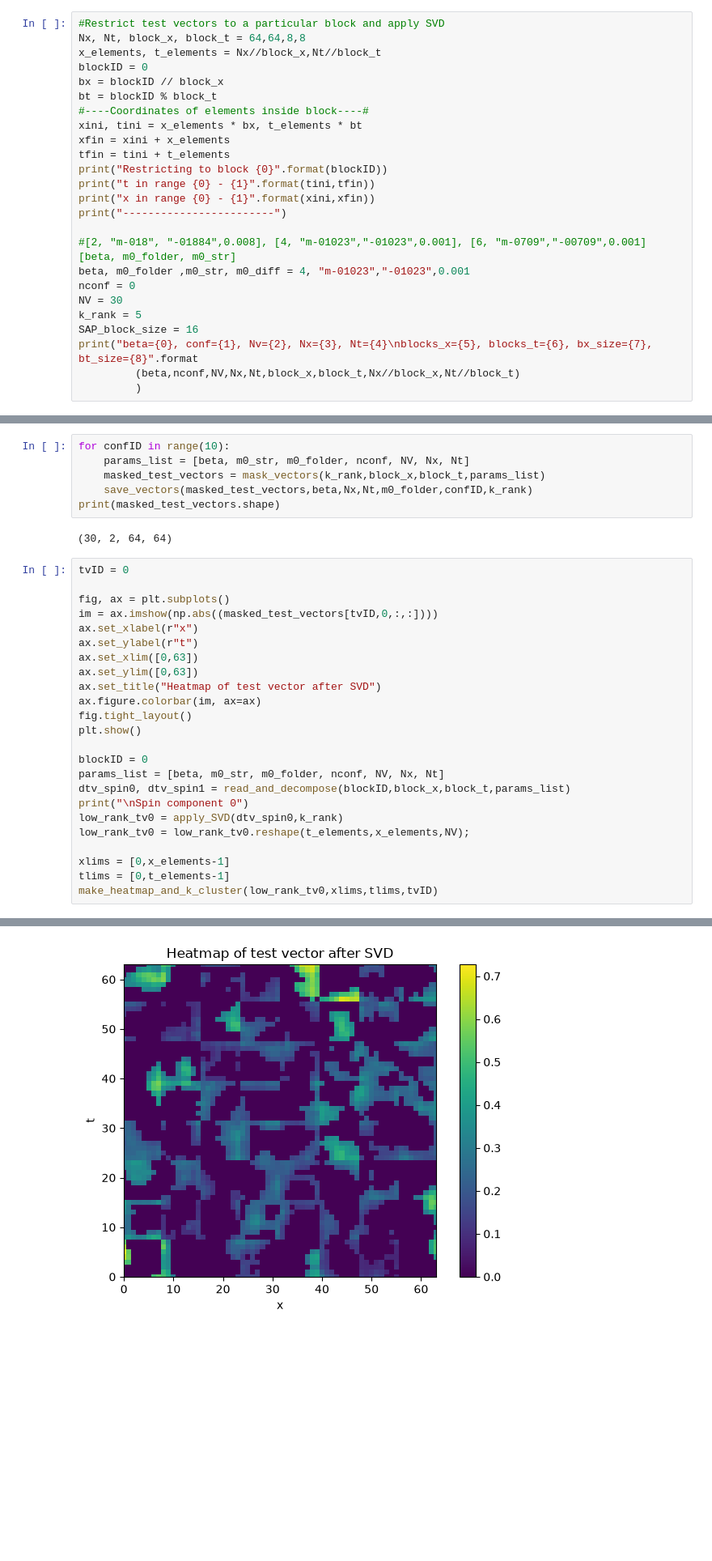
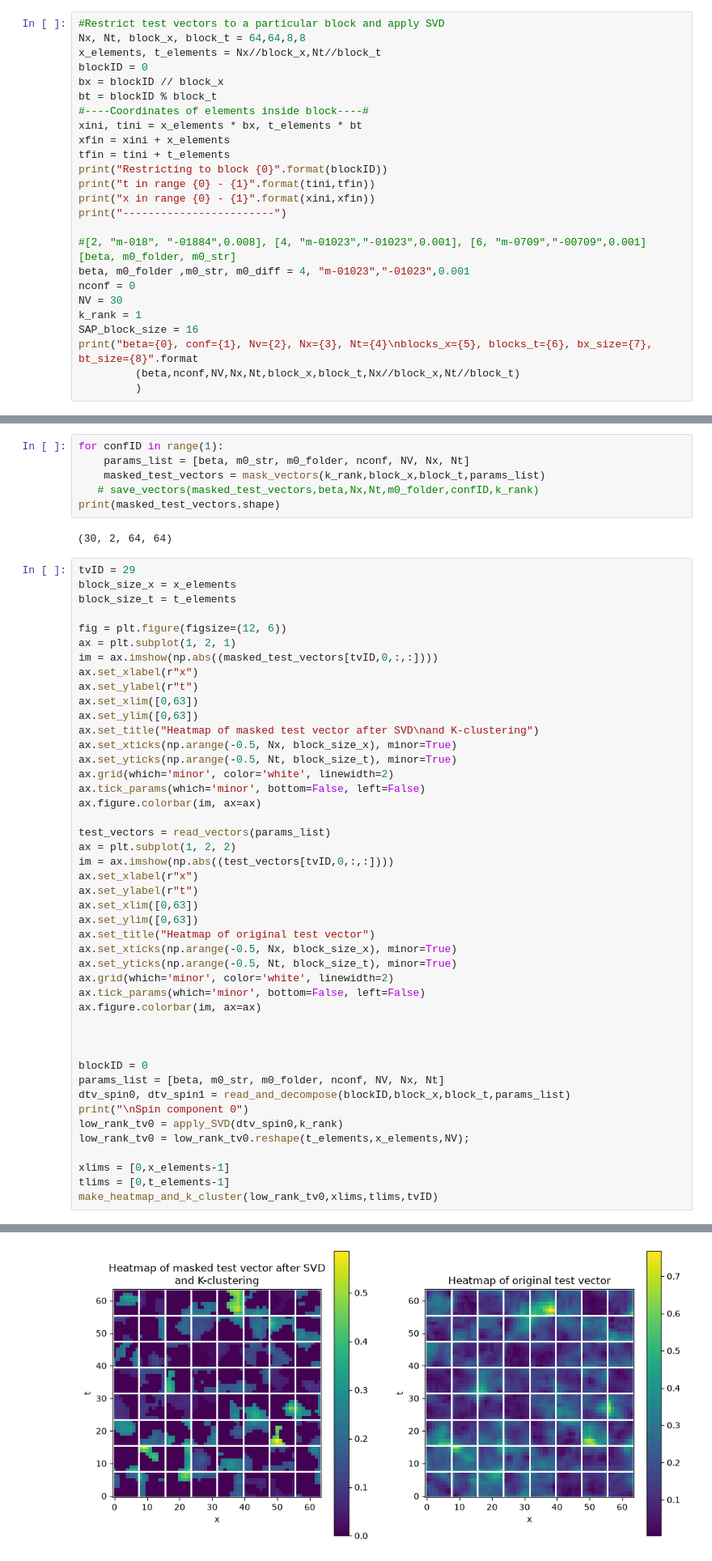
Before and after one commit to JFNCastellanos/TVML, a Jupyter notebook: SVD/SVD.ipynb, the cells around one changed output, grey strips where cells are left out. Shown at 81% size. Saved outputs shown, nothing was run; the diff lists cells and outputs as text; blank space fills up the shorter version.

Commit message:
Heatmap with block grid

```diff
--- a/SVD/SVD.ipynb
+++ b/SVD/SVD.ipynb
@@ -28,7 +25,7 @@ print("------------------------")
 beta, m0_folder ,m0_str, m0_diff = 4, "m-01023","-01023",0.001
 nconf = 0
 NV = 30
-k_rank = 5
+k_rank = 1
 SAP_block_size = 16
 print("beta={0}, conf={1}, Nv={2}, Nx={3}, Nt={4}\nblocks_x={5}, blocks_t={6}, bx_size={7}, bt_size={8}".format
          (beta,nconf,NV,Nx,Nt,block_x,block_t,Nx//block_x,Nt//block_t)
@@ -101,24 +98,45 @@ make_heatmaps(low_rank_tv0, low_rank_tv1,xlims,tlims,metadata,fig_name,save)
 # %%
-for confID in range(10):
+for confID in range(1):
     params_list = [beta, m0_str, m0_folder, nconf, NV, Nx, Nt]
     masked_test_vectors = mask_vectors(k_rank,block_x,block_t,params_list)
-    save_vectors(masked_test_vectors,beta,Nx,Nt,m0_folder,confID,k_rank)
+   # save_vectors(masked_test_vectors,beta,Nx,Nt,m0_folder,confID,k_rank)
 print(masked_test_vectors.shape)
 # %% [output]
 (30, 2, 64, 64)
 # %%
-tvID = 0
+tvID = 29
+block_size_x = x_elements
+block_size_t = t_elements
 
-fig, ax = plt.subplots()
+fig = plt.figure(figsize=(12, 6))
+ax = plt.subplot(1, 2, 1)
 im = ax.imshow(np.abs((masked_test_vectors[tvID,0,:,:])))
 ax.set_xlabel(r"x")
 ax.set_ylabel(r"t")
 ax.set_xlim([0,63])
 ax.set_ylim([0,63])
-ax.set_title("Heatmap of test vector after SVD")
+ax.set_title("Heatmap of masked test vector after SVD\nand K-clustering")
+ax.set_xticks(np.arange(-0.5, Nx, block_size_x), minor=True)
+ax.set_yticks(np.arange(-0.5, Nt, block_size_t), minor=True)
+ax.grid(which='minor', color='white', linewidth=2)
+ax.tick_params(which='minor', bottom=False, left=False)
 ax.figure.colorbar(im, ax=ax)
-fig.tight_layout()
-plt.show()
+
+test_vectors = read_vectors(params_list)
+ax = plt.subplot(1, 2, 2)
+im = ax.imshow(np.abs((test_vectors[tvID,0,:,:])))
+ax.set_xlabel(r"x")
+ax.set_ylabel(r"t")
+ax.set_xlim([0,63])
+ax.set_ylim([0,63])
+ax.set_title("Heatmap of original test vector")
+ax.set_xticks(np.arange(-0.5, Nx, block_size_x), minor=True)
+ax.set_yticks(np.arange(-0.5, Nt, block_size_t), minor=True)
+ax.grid(which='minor', color='white', linewidth=2)
+ax.tick_params(which='minor', bottom=False, left=False)
+ax.figure.colorbar(im, ax=ax)
+
+
 
 blockID = 0
 params_list = [beta, m0_str, m0_folder, nconf, NV, Nx, Nt]
@@ -134 +159 @@ make_heatmap_and_k_cluster(low_rank_tv0,xlims,tlims,tvID)
-[figure, old version]
+[figure, new version]
```
Also changed, not shown: parts of 5 cells of this notebook, 1 other file.
